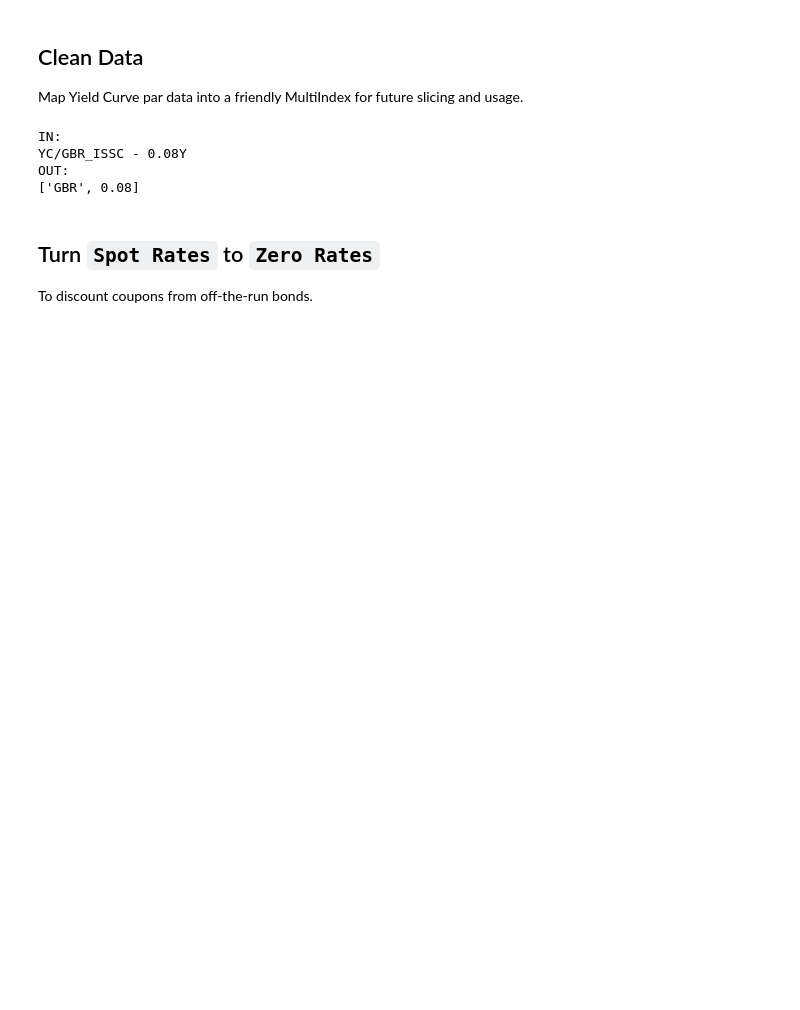
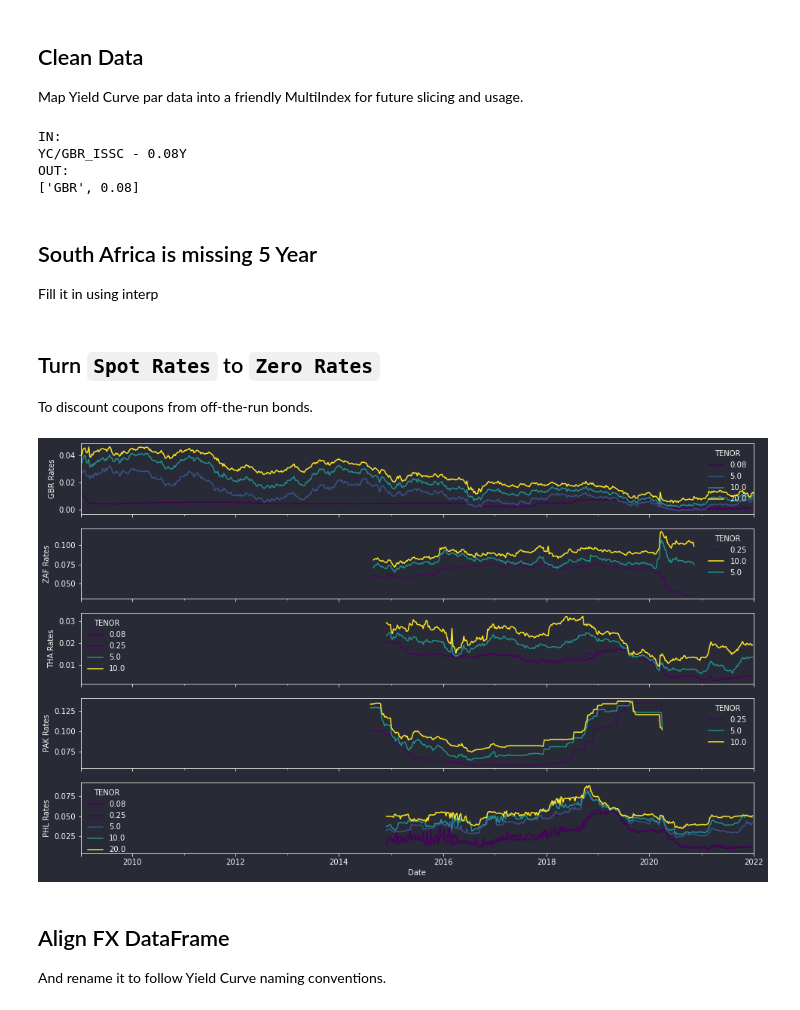
Before and after one commit to philipwlee/regquant, a Jupyter notebook: hw5_fx_carry/hw5_fx_carry_philip_lee_12129240.ipynb, the cells around one changed output. Drawn from its saved outputs; the diff is of its cells as text; code cells hidden in the pictures; blank space fills up the shorter version.

```diff
--- a/hw5_fx_carry/hw5_fx_carry_philip_lee_12129240.ipynb
+++ b/hw5_fx_carry/hw5_fx_carry_philip_lee_12129240.ipynb
@@ -84,6 +72,18 @@ IN:
 YC/GBR_ISSC - 0.08Y
 OUT:
 ['GBR', 0.08]
+# %% [markdown]
+## South Africa is missing 5 Year
+
+Fill it in using interp
+# %%
+fives = []
+
+for d, row in par_raw["ZAF"].iterrows():
+    five = np.interp(5, row.index.values, row.values)
+    fives.append(five)
+
+par_raw[("ZAF", 5.0)] = fives
 # %% [markdown]
 ## Turn `Spot Rates` to `Zero Rates`
 
@@ -94,18 +94,41 @@ def compute_zcb_curve(spot_rates_curve):
     for curve in spot_rates_curve.columns:
         spot = spot_rates_curve[curve].dropna()
         for tenor, spot_rate in spot.iteritems():
-            if tenor>0.1:
-                times = np.arange(tenor-0.5, 0, step=-0.5)[::-1]
-                coupon_half_yr = 0.5*spot_rate
+            if tenor>0.001:
+                times = np.arange(tenor-0.25, 0, step=-0.25)[::-1]
+                coupon = 0.25*spot_rate
                 z = np.interp(times, zcb_rates[curve].dropna().index.values, zcb_rates[curve].dropna().values) # Linear interpolation
-                preceding_coupons_val = (coupon_half_yr*np.exp(-z*times)).sum()
-                zcb_rates[curve][tenor] = -np.log((1-preceding_coupons_val)/(1+coupon_half_yr))/tenor
+                preceding_coupons_val = (coupon*np.exp(-z*times)).sum()
+                zcb_rates[curve][tenor] = -np.log((1-preceding_coupons_val)/(1+coupon))/tenor
     return zcb_rates
 
+cou = par_raw.resample("W-Wed").last()
+cou = cou.ffill().where(cou.bfill().notna()) #.interpolate(method="ffill", limit_area="inside")
 zeros = []
 
-for d, row in par_raw.iterrows():
+for d, row in cou.iterrows():
     df = row.reset_index().pivot(index="TENOR", columns="COUNTRY").droplevel(None, axis=1)
     zero = compute_zcb_curve(df)
     zero = zero.stack().swaplevel(0,1,0)
     zeros.append(zero)
+
+zeros = pd.concat(zeros, axis=1).T#.interpolate(method="ffill", limit_area="inside")
+zeros = zeros.ffill().where(zeros.bfill().notna())
+zeros.index = cou.index
+# %%
+curr = cou.columns.get_level_values(0).unique()
+fig, axs = plt.subplots(len(curr), sharex=True)
+
+for i, c in enumerate(curr):
+    to_plot = cou[c]
+    to_plot = to_plot[[c for c in to_plot.columns if c in [0.08, 0.25, 5, 10, 20]]]
+    to_plot.plot(ax=axs[i], color=cm.viridis(to_plot.columns / max(to_plot.columns)))
+    axs[i].set_ylabel(f"{c} Rates")
+
+plt.show()
+# %% [output]
+[figure, added]
+# %% [markdown]
+## Align FX DataFrame
+
+And rename it to follow Yield Curve naming conventions.
```
Also changed, not shown: parts of 6 cells of this notebook, 1 other file.
